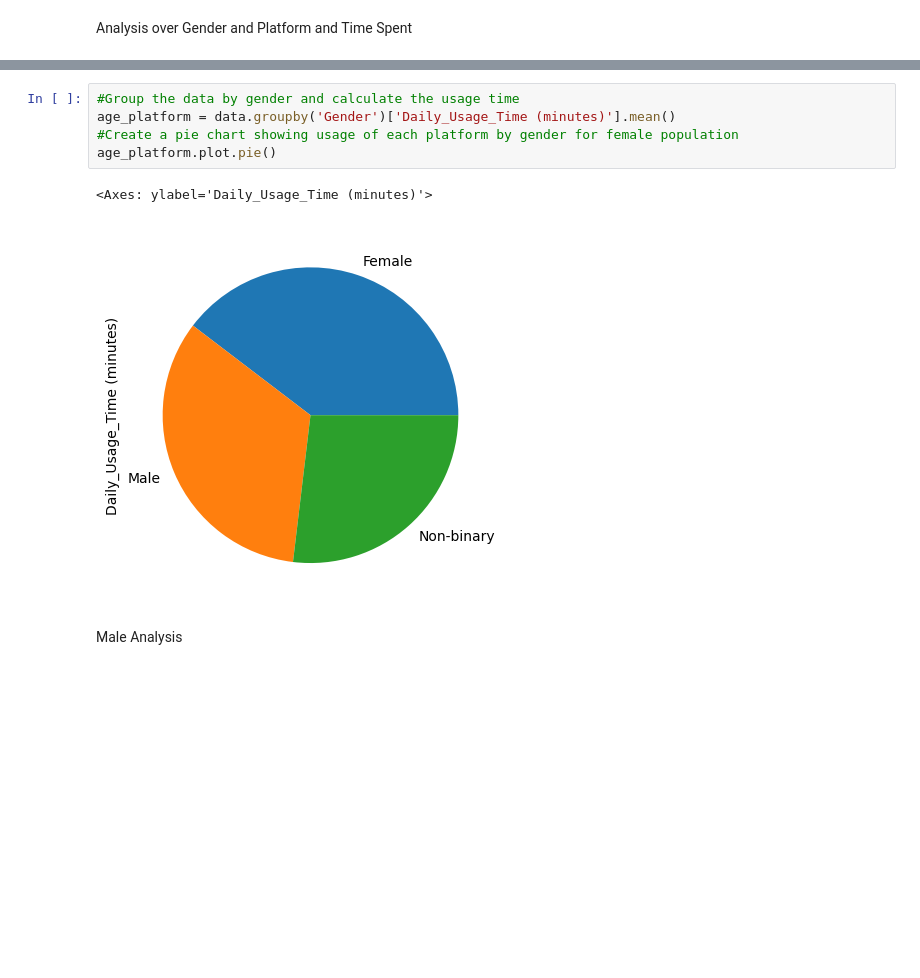
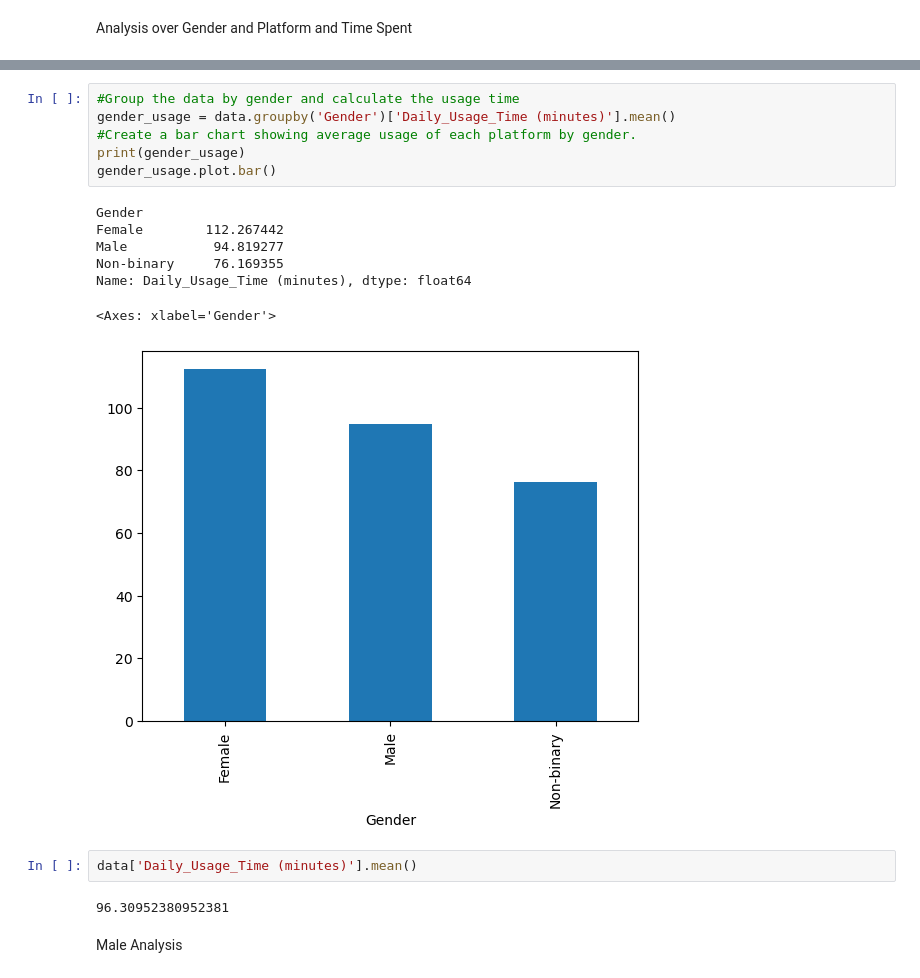
Before and after one commit to cindyd97/Analyzing-Social-Media-And-Emotions, a Jupyter notebook: Cindy's_work/Analysis.ipynb, the cells around one changed output, grey strips where cells are left out. Saved outputs shown, nothing was run; the diff lists cells and outputs as text; blank space fills up the shorter version.

```diff
--- a/Cindy's_work/Analysis.ipynb
+++ b/Cindy's_work/Analysis.ipynb
@@ -119,11 +229,21 @@ gender_platform['Non-binary'].plot.pie()
 # %%
 #Group the data by gender and calculate the usage time
-age_platform = data.groupby('Gender')['Daily_Usage_Time (minutes)'].mean()
-#Create a pie chart showing usage of each platform by gender for female population
-age_platform.plot.pie()
+gender_usage = data.groupby('Gender')['Daily_Usage_Time (minutes)'].mean()
+#Create a bar chart showing average usage of each platform by gender.
+print(gender_usage)
+gender_usage.plot.bar()
 # %% [output]
-<Axes: ylabel='Daily_Usage_Time (minutes)'>
+Gender
+Female        112.267442
+Male           94.819277
+Non-binary     76.169355
+Name: Daily_Usage_Time (minutes), dtype: float64
+<Axes: xlabel='Gender'>
-[figure, old version]
+[figure, new version]
+# %%
+data['Daily_Usage_Time (minutes)'].mean()
+# %% [output]
+96.30952380952381
 # %% [markdown]
 Male Analysis
 # %%
```
Also changed, not shown: parts of 33 cells of this notebook, 2 other files.
